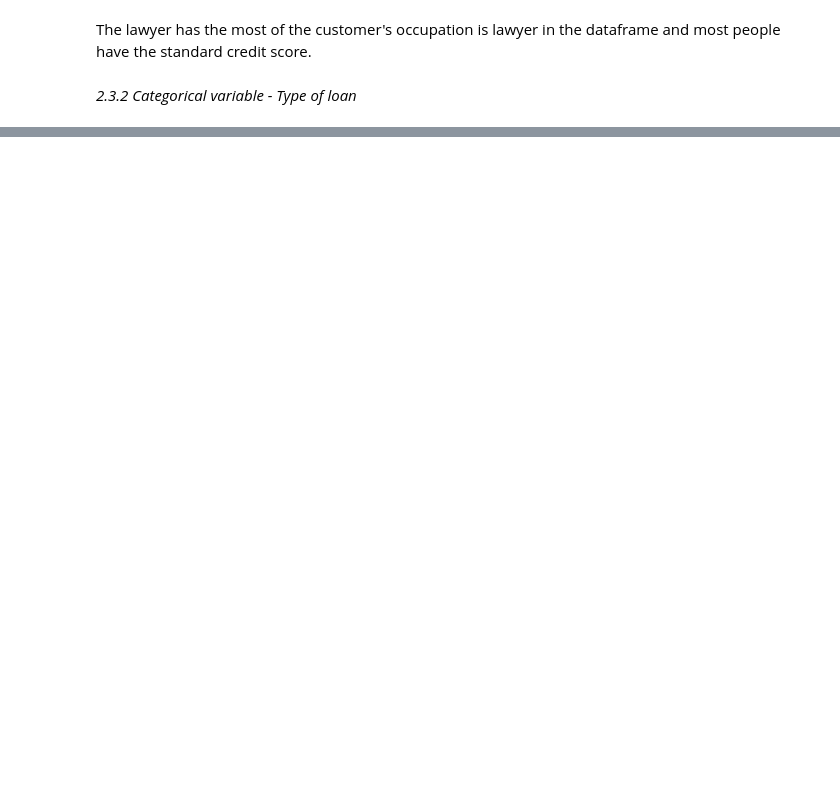
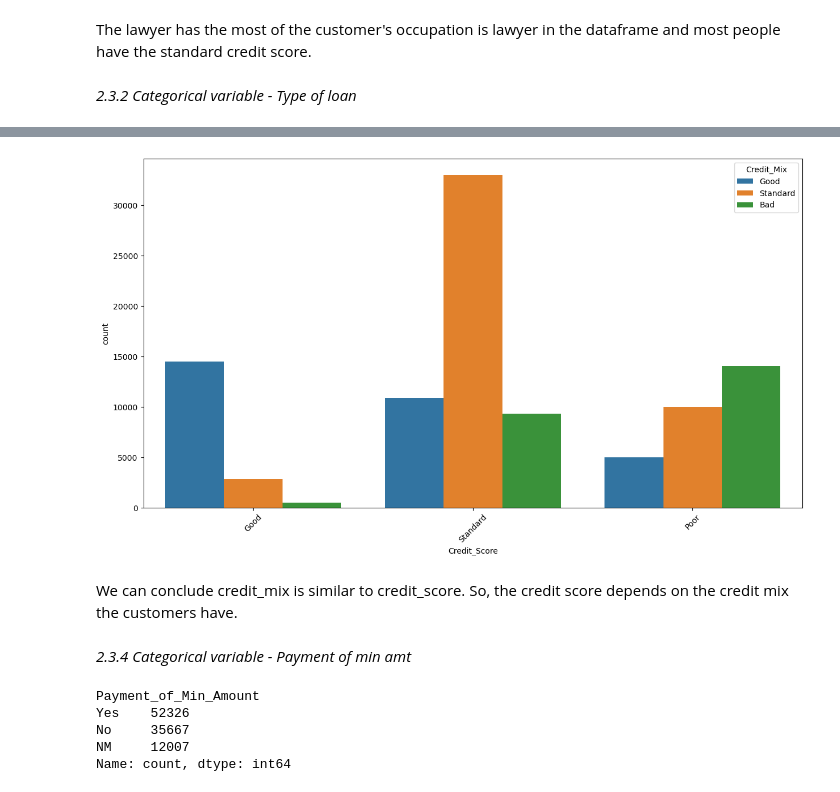
Before and after one commit to AakashRevankar/ML_projects, a Jupyter notebook: 2_Classification.ipynb, the cells around one changed output, grey strips where cells are left out. Cells and saved outputs as stored; diff of their text form; code cells hidden in the pictures; blank space fills up the shorter version.

```diff
--- a/2_Classification.ipynb
+++ b/2_Classification.ipynb
@@ -292,0 +295,21 @@ plt.show()
+# %%
+sns.countplot(x='Credit_Score', hue='Credit_Mix', data=df)
+plt.xticks(rotation=45)
+plt.show()
+# %% [output]
+[figure, added]
+# %% [markdown]
+We can conclude credit_mix is similar to credit_score. So, the credit score depends on the credit mix the customers have.
+# %% [markdown]
+_2.3.4 Categorical variable - Payment of min amt_
+# %%
+# Value counts of the column - Payment of min amt
+
+min_amt_count = df['Payment_of_Min_Amount'].value_counts(dropna = False)
+min_amt_count
+# %% [output]
+Payment_of_Min_Amount
+Yes    52326
+No     35667
+NM     12007
+Name: count, dtype: int64
```
Also changed, not shown: parts of 10 cells of this notebook.
